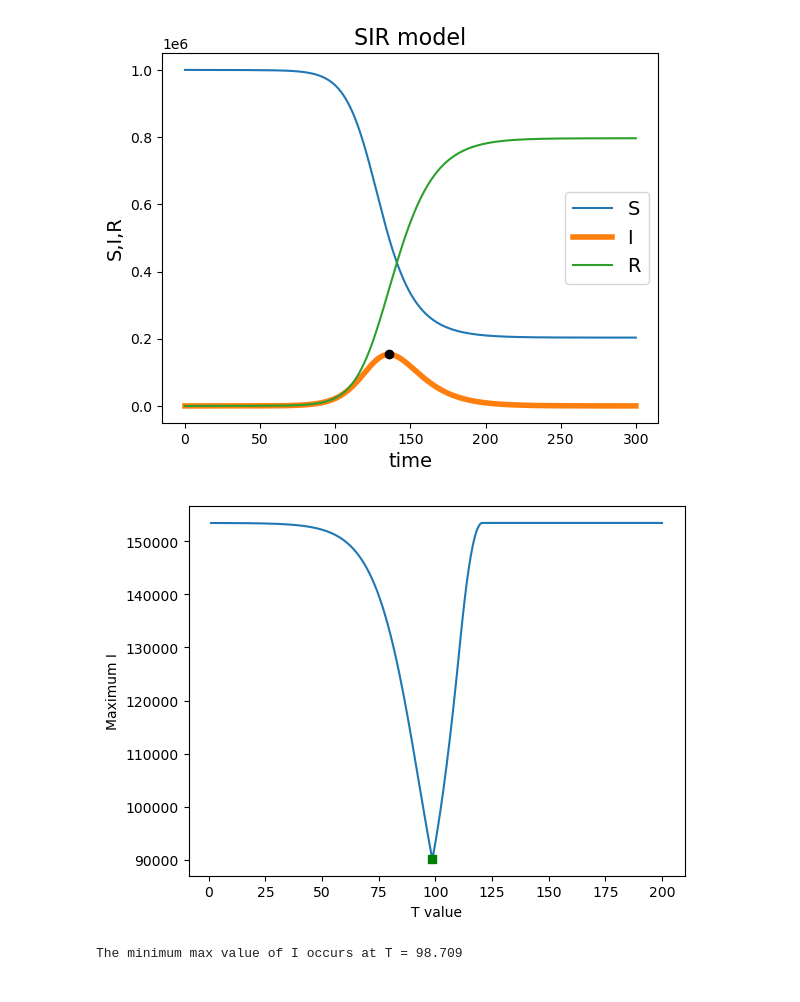
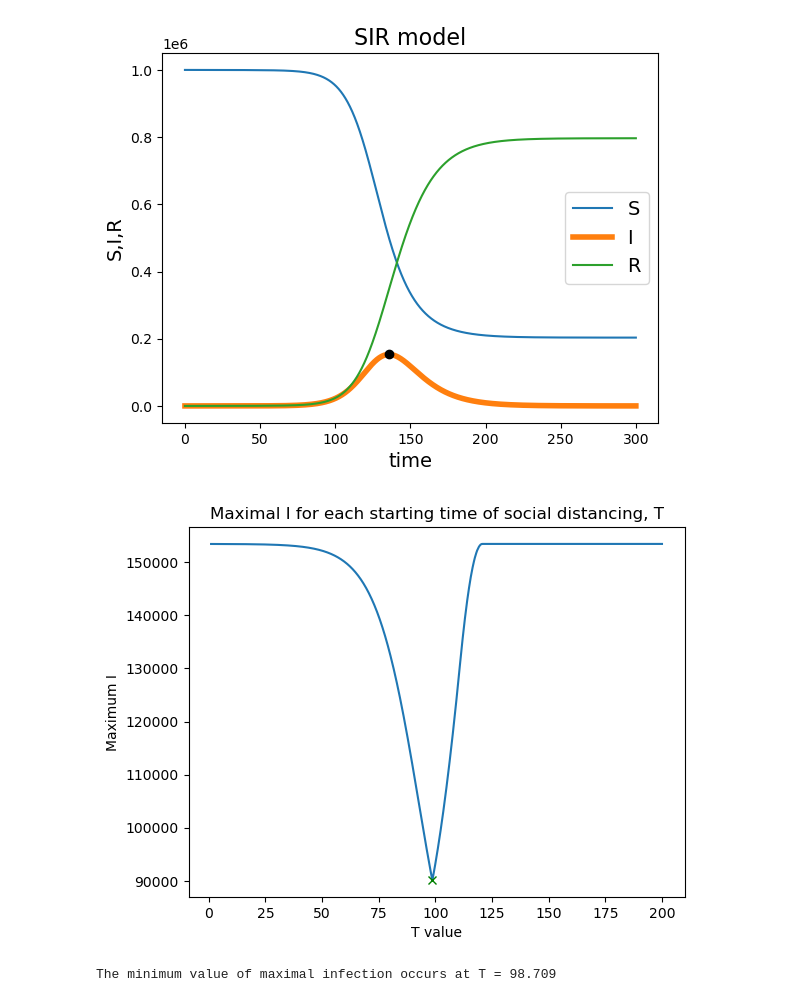
Before and after one commit to 17reid/MA124_epidemiology, a Jupyter notebook: Epidemiology_1_Code.ipynb, the cells around one changed output. Cells and saved outputs as stored; diff of their text form; code cells hidden in the pictures.

```diff
--- a/Epidemiology_1_Code.ipynb
+++ b/Epidemiology_1_Code.ipynb
@@ -381,19 +381,20 @@ def get_max_I_vary_T(T,mu=0.1):
 # %%
 Nsteps = 1000
 T_values = np.linspace(1,200,Nsteps+1)
 max_I_vals = np.zeros(Nsteps+1)
 for i in range(0,len(T_values)):
     max_I_vals[i] = get_max_I_vary_T(T_values[i])
 
 min_I_index = max_I_vals.argmin(axis=0)
 
 plt.plot(T_values,max_I_vals)
 plt.plot(T_values[min_I_index],max_I_vals[min_I_index],"gx")
+plt.title("Maximal I for each starting time of social distancing, T")
 plt.xlabel("T value")
 plt.ylabel("Maximum I")
 plt.show()
 
-print(f"The minimum max value of I occurs at T = {T_values[min_I_index]}")
+print(f"The minimum value of maximal infection occurs at T = {T_values[min_I_index]}")
 # %% [output]
-[figure, old version]
+[figure, new version]
-The minimum max value of I occurs at T = 98.709
+The minimum value of maximal infection occurs at T = 98.709
```
